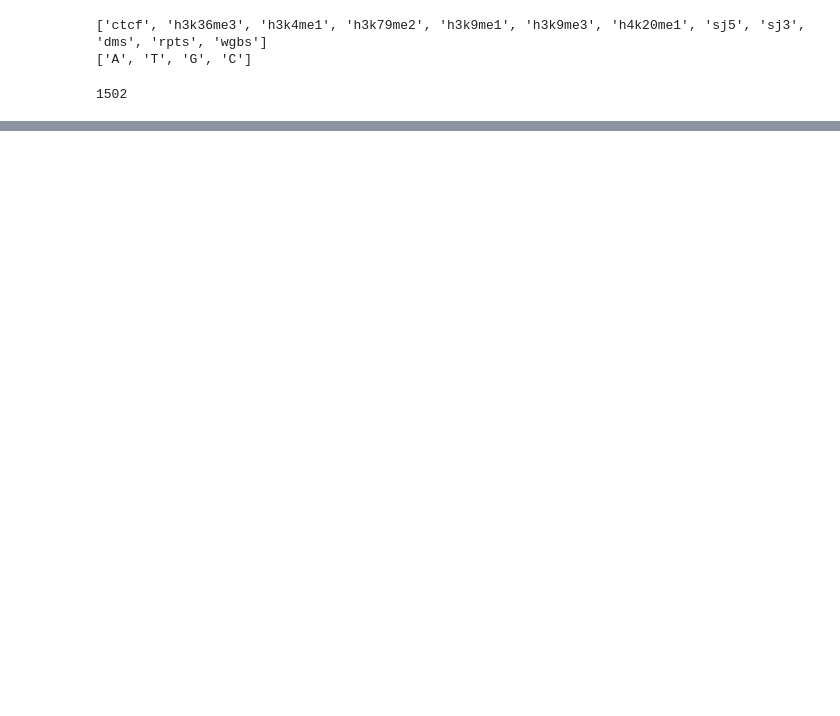
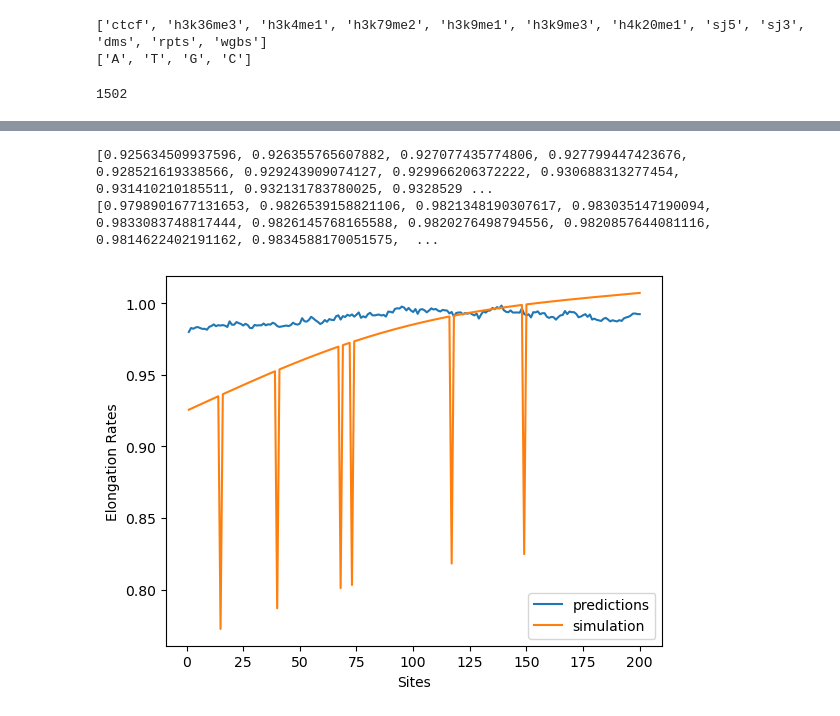
Before and after one commit to rebeccaHassett/RNA_Transcription_NN, a Jupyter notebook: rna_transcription_mlp_windows.ipynb, the cells around one changed output, grey strips where cells are left out. Saved outputs shown, nothing was run; the diff lists cells and outputs as text; code cells hidden in the pictures; blank space fills up the shorter version.

```diff
--- a/rna_transcription_mlp_windows.ipynb
+++ b/rna_transcription_mlp_windows.ipynb
@@ -130,3 +189,5 @@ Y_ji = normalized_Y_ji_reshaped.reshape(Y_ji.shape)
+# %%
+Y_ji_windows = sliding_window_multi_feature(Y_ji, window_size)
 # %%
 from torch.utils.data import Dataset, DataLoader, TensorDataset
 
@@ -150,7 +215,7 @@ class CustomDataset(Dataset):
 # %%
-dataset = CustomDataset(X_ji_windows, C_j_windows, Z_ji_windows)
+dataset = CustomDataset(Y_ji_windows, X_ji_windows, C_j_windows, Z_ji_windows)
 
-trnset, valset, tstset = td.random_split(dataset, [0.9,0,0.1])
+trnset, valset, tstset = td.random_split(dataset, [0.1,0.01,0.89])
 
 trndl = DataLoader(trnset, batch_size=128, shuffle=True)
 tstdl = DataLoader(tstset, batch_size=128, shuffle=False)
@@ -332,23 +399,24 @@ optimizer = optim.Adam(model.parameters(), lr=0.001)
 
 scheduler = lr_scheduler.StepLR(optimizer, step_size=30, gamma=0.1)
 
+model = Model()
 
-num_epochs = 50
+num_epochs = 10#50
 
 loss_hist_train = [0] * num_epochs
 loss_hist_valid = [0] * num_epochs
 
-loss_fn = CustomLoss_1()#nn.L1Loss()#nn.MSELoss()
+loss_fn = CustomLoss()#nn.L1Loss()#nn.MSELoss()
 
 for epoch in range(num_epochs):
     print(f'Epoch {epoch+1}')
     model.train()
     for batch in trndl:
         optimizer.zero_grad()
-        #Y_ji_batch = batch['Y_ji']
+        Y_ji_batch = batch['Y_ji']
         X_ji_batch = batch['X_ji']
         C_j_batch = batch['C_j']
-        outputs = model(X_ji_batch)
+        outputs = model(Y_ji_batch)
         loss = loss_fn(X_ji_batch, C_j_batch, outputs)
         #loss = loss_fn(batch['Z_ji'], outputs)
         loss.backward()
@@ -372,7 +440,7 @@ for epoch in range(num_epochs):
     #    loss_hist_valid[epoch] /= len(valdl.dataset)
 
     print(f'Epoch {epoch+1} trn_loss: '
-          f'{loss_hist_train[epoch]:.4f}')# val_loss: '
+          f'{loss_hist_train[epoch]:.20f}')# val_loss: '
           #f'{loss_hist_valid[epoch]:.4f}')
 # %% [output]
 Epoch 1
@@ -379,0 +468,2 @@ KeyboardInterrupt:
+# %%
+model.load_state_dict(torch.load("mlp_sliding_window_model.pth"))
@@ -390 +484,27 @@ plt.show
+# %%
+model.eval()
+
+y_test = [Y_ji[2]]
+
+Y_ji_test_windows = sliding_window_multi_feature(y_test, 201)
+
+with torch.no_grad():
+    outputs = model(torch.Tensor(Y_ji_test_windows))
+
+outputs = outputs.view(-1).tolist()
+print(Z_ji[2])
+print(outputs)
+z_values = np.array(range(1, len(outputs) + 1))
+
+plt.plot(z_values, outputs, label="predictions")
+plt.plot(z_values, Z_ji[2], label="simulation")
+
+plt.xlabel('Sites')
+plt.ylabel('Elongation Rates')
+plt.legend()
+plt.show()
+# %% [output]
+[0.925634509937596, 0.926355765607882, 0.927077435774806, 0.927799447423676, 0.928521619338566, 0.929243909074127, 0.929966206372222, 0.930688313277454, 0.931410210185511, 0.932131783780025, 0.9328529 ...
+[0.9798901677131653, 0.9826539158821106, 0.9821348190307617, 0.983035147190094, 0.9833083748817444, 0.9826145768165588, 0.9820276498794556, 0.9820857644081116, 0.9814622402191162, 0.9834588170051575,  ...
+[figure, added]
 # %%
```
Also changed, not shown: parts of 17 cells of this notebook, 4 other files.
